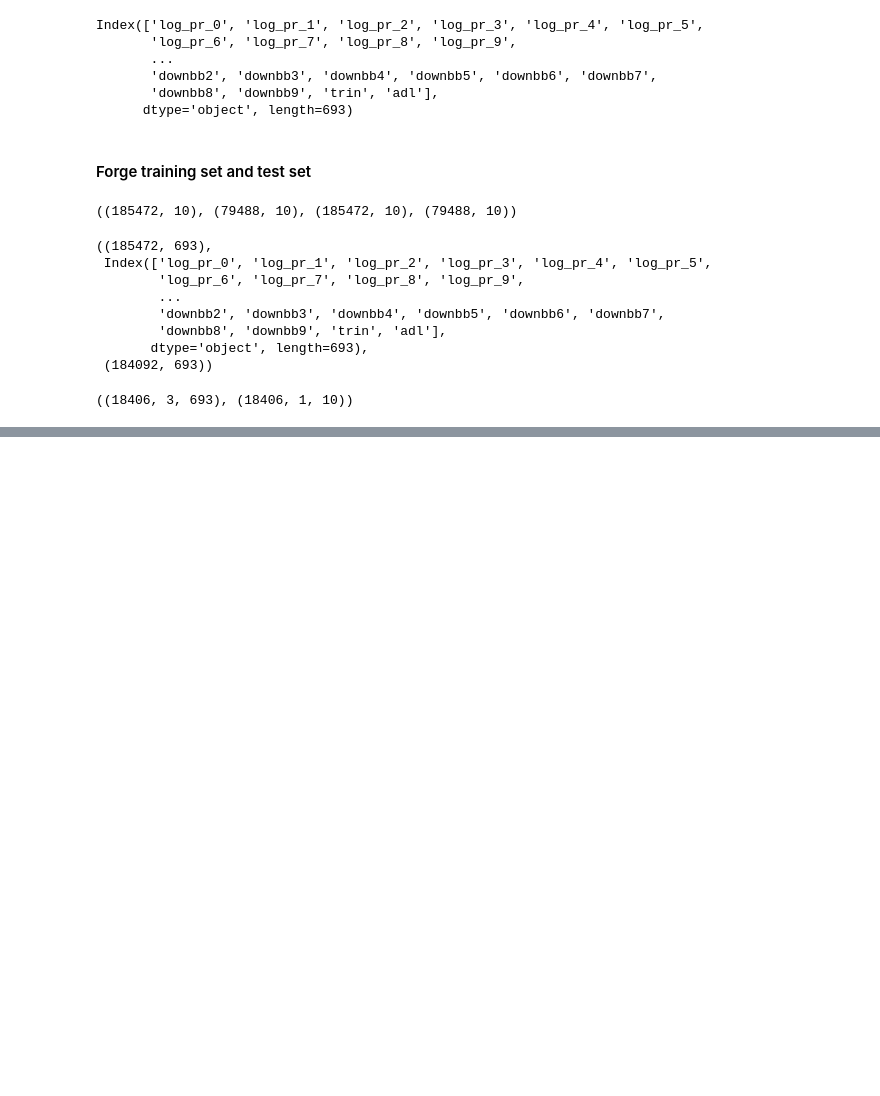
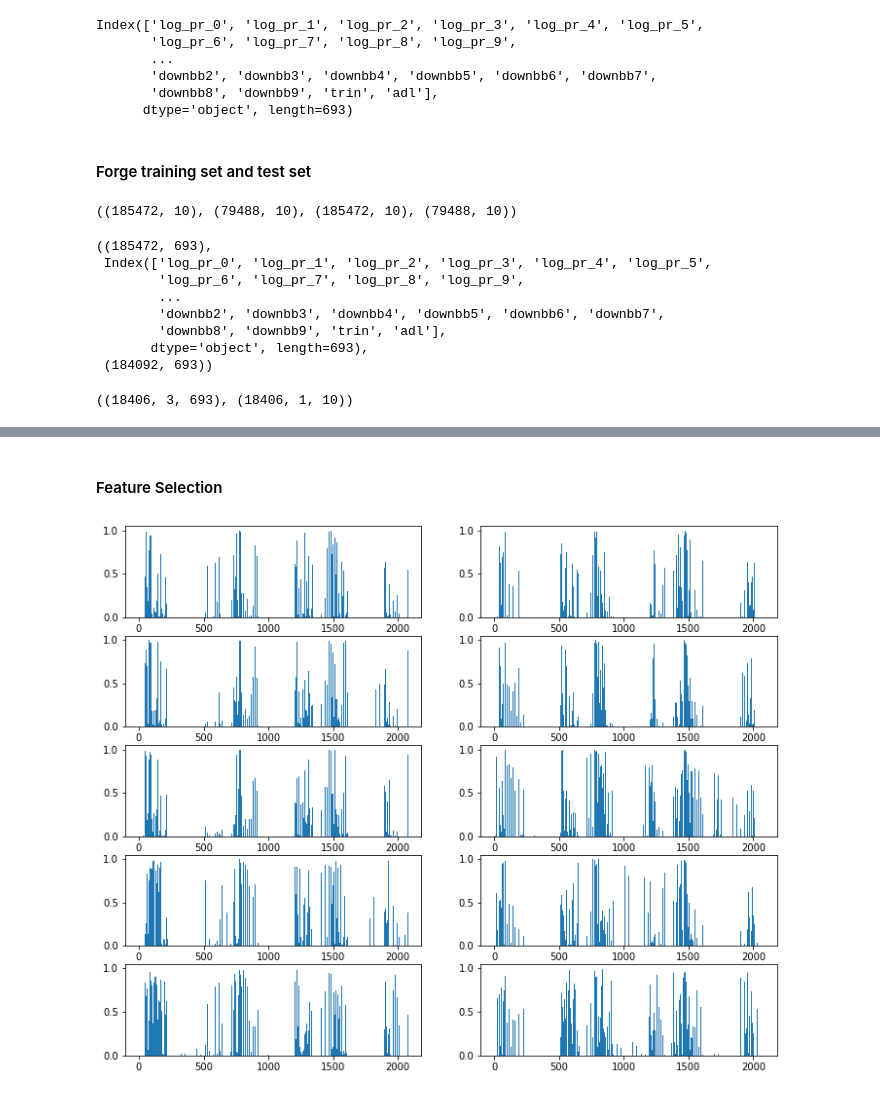
Before and after one commit to ziyuan-h/stats601-project, a Jupyter notebook: data_generator.ipynb, the cells around one changed output, grey strips where cells are left out. Drawn from its saved outputs; the diff is of its cells as text; code cells hidden in the pictures; blank space fills up the shorter version.

```diff
--- a/data_generator.ipynb
+++ b/data_generator.ipynb
@@ -295,0 +337,23 @@ KeyError: -1
+# %% [markdown]
+#### Feature Selection
+# %%
+from joblib import delayed, Parallel
+from sklearn.feature_selection import f_regression, SelectKBest
+import matplotlib.pyplot as plt
+
+N = len(features_tr_f)
+
+def plot_corr_score(features, label):
+    fs = SelectKBest(score_func=f_regression, k='all')
+    fs.fit(features, label)
+    return np.concatenate([fs.scores_, fs.pvalues_], axis=0)
+
+rank_array_cor = Parallel(n_jobs=6)(delayed(plot_corr_score)(features_tr_f.reshape(N, -1), label_tr_f[:,:,i]) for i in range(10))
+
+_, ax = plt.subplots(5, 2, figsize=(12,10))
+for i, rank in enumerate(rank_array_cor):
+    p_values = rank[len(rank)//2:]
+    ax[i // 2, i % 2].bar([i for i in range(len(p_values))], p_values)
+plt.show()
+# %% [output]
+[figure, added]
```
Also changed, not shown: parts of 51 cells of this notebook, 3 other files.
